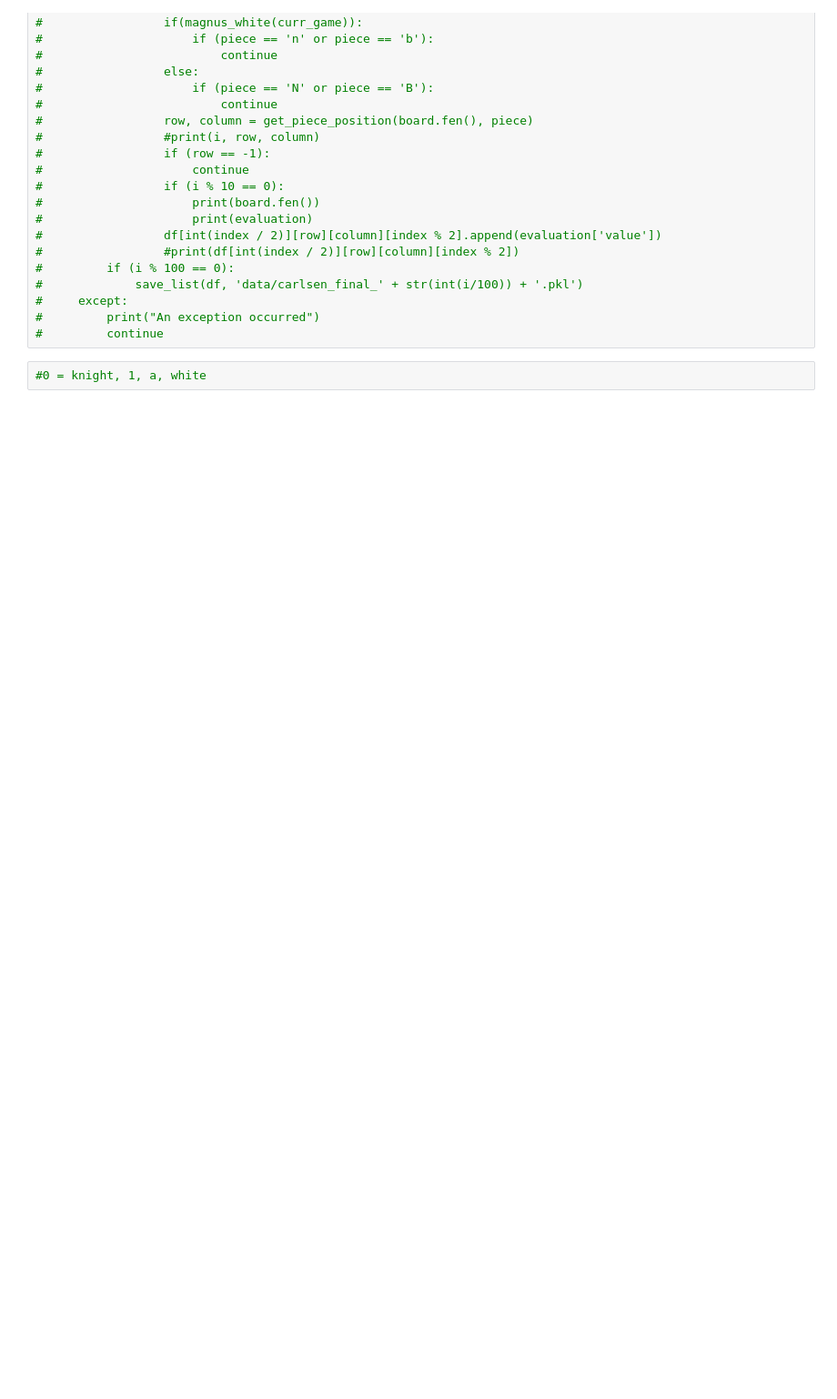
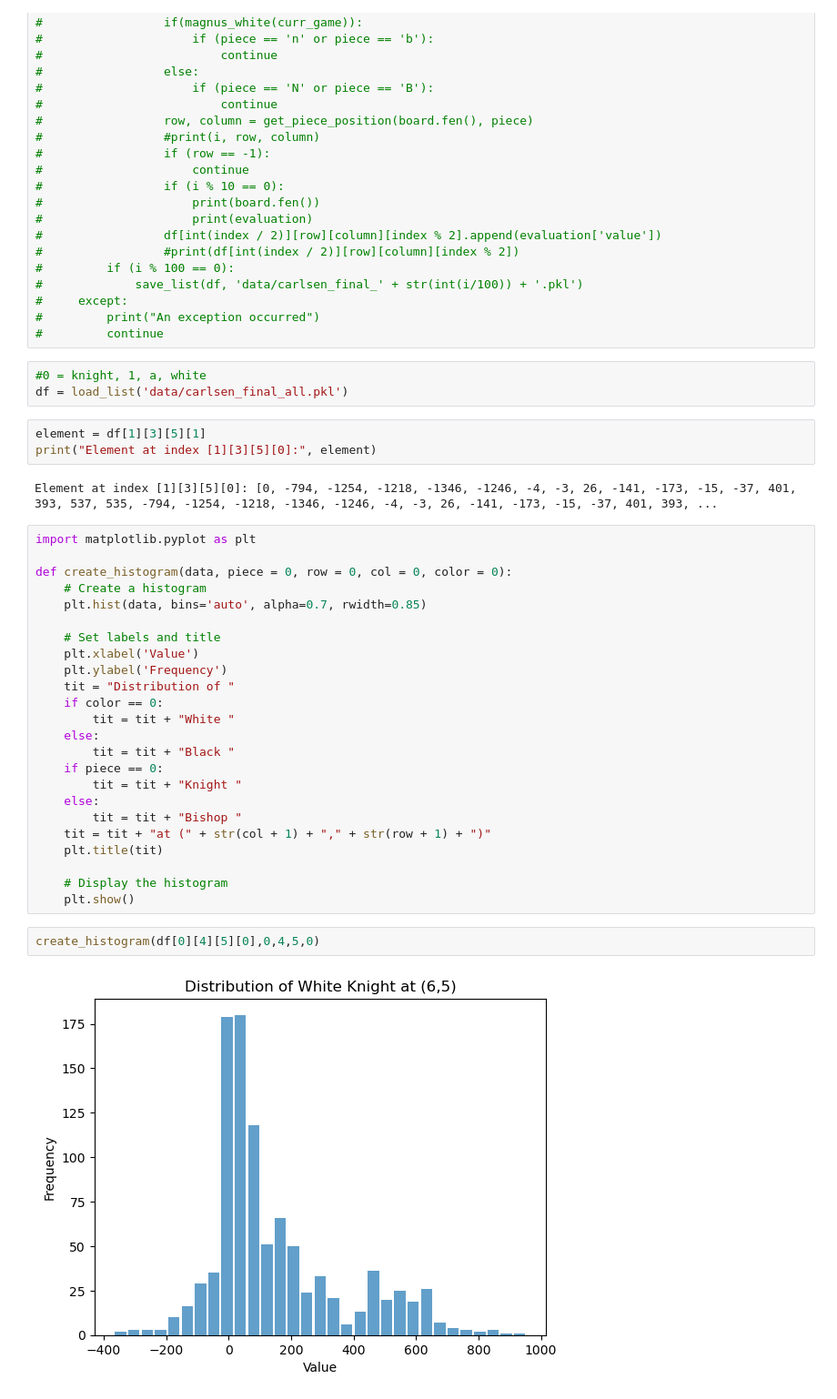
Before and after one commit to EulerPascal404/Chess-Square-Value, a Jupyter notebook: analyze_games.ipynb, the cells around one changed output. Shown at 91% size. Saved outputs shown, nothing was run; the diff lists cells and outputs as text; blank space fills up the shorter version.

```diff
--- a/analyze_games.ipynb
+++ b/analyze_games.ipynb
@@ -185,3 +188,37 @@ df[1][7][7][1]
 #         continue
 # %%
 #0 = knight, 1, a, white
+df = load_list('data/carlsen_final_all.pkl')
+# %%
+element = df[1][3][5][1]
+print("Element at index [1][3][5][0]:", element)
+# %% [output]
+Element at index [1][3][5][0]: [0, -794, -1254, -1218, -1346, -1246, -4, -3, 26, -141, -173, -15, -37, 401, 393, 537, 535, -794, -1254, -1218, -1346, -1246, -4, -3, 26, -141, -173, -15, -37, 401, 393, ...
+# %%
+import matplotlib.pyplot as plt
+
+def create_histogram(data, piece = 0, row = 0, col = 0, color = 0):
+    # Create a histogram
+    plt.hist(data, bins='auto', alpha=0.7, rwidth=0.85)
+
+    # Set labels and title
+    plt.xlabel('Value')
+    plt.ylabel('Frequency')
+    tit = "Distribution of "
+    if color == 0:
+        tit = tit + "White "
+    else:
+        tit = tit + "Black "
+    if piece == 0:
+        tit = tit + "Knight "
+    else:
+        tit = tit + "Bishop "
+    tit = tit + "at (" + str(col + 1) + "," + str(row + 1) + ")"
+    plt.title(tit)
+
+    # Display the histogram
+    plt.show()
+# %%
+create_histogram(df[0][4][5][0],0,4,5,0)
+# %% [output]
+[figure, added]
```
Also changed, not shown: parts of 2 cells of this notebook, 2 other files.
